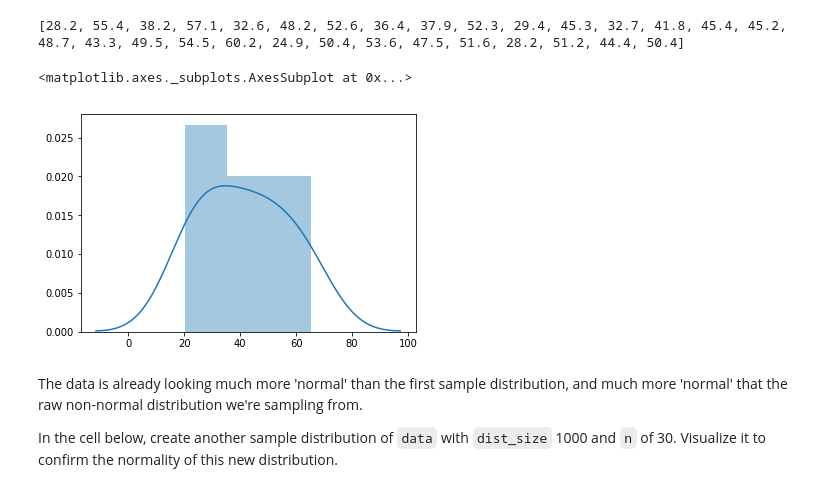
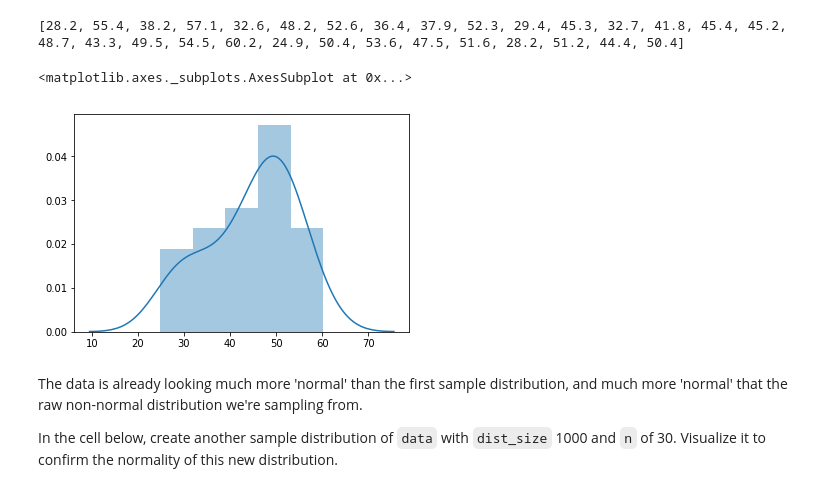
Before and after one commit to lasoya/dsc-2-19-13-central-limit-theorem-lab-nyc-ds-career-031119, a Jupyter notebook: index.ipynb, the cells around one changed output. Cells and saved outputs as stored; diff of their text form; code cells hidden in the pictures.

```diff
--- a/index.ipynb
+++ b/index.ipynb
@@ -132,10 +132,10 @@ print(test_sample_30)
 # %% [output]
 [28.2, 55.4, 38.2, 57.1, 32.6, 48.2, 52.6, 36.4, 37.9, 52.3, 29.4, 45.3, 32.7, 41.8, 45.4, 45.2, 48.7, 43.3, 49.5, 54.5, 60.2, 24.9, 50.4, 53.6, 47.5, 51.6, 28.2, 51.2, 44.4, 50.4]
 # %%
-sns.distplot(test_sample_10)
+sns.distplot(test_sample_30)
 # %% [output]
 <matplotlib.axes._subplots.AxesSubplot at 0x...>
-[figure, old version]
+[figure, new version]
 # %% [markdown]
 The data is already looking much more 'normal' than the first sample distribution, and much more 'normal' that the raw non-normal distribution we're sampling from.
 
```
